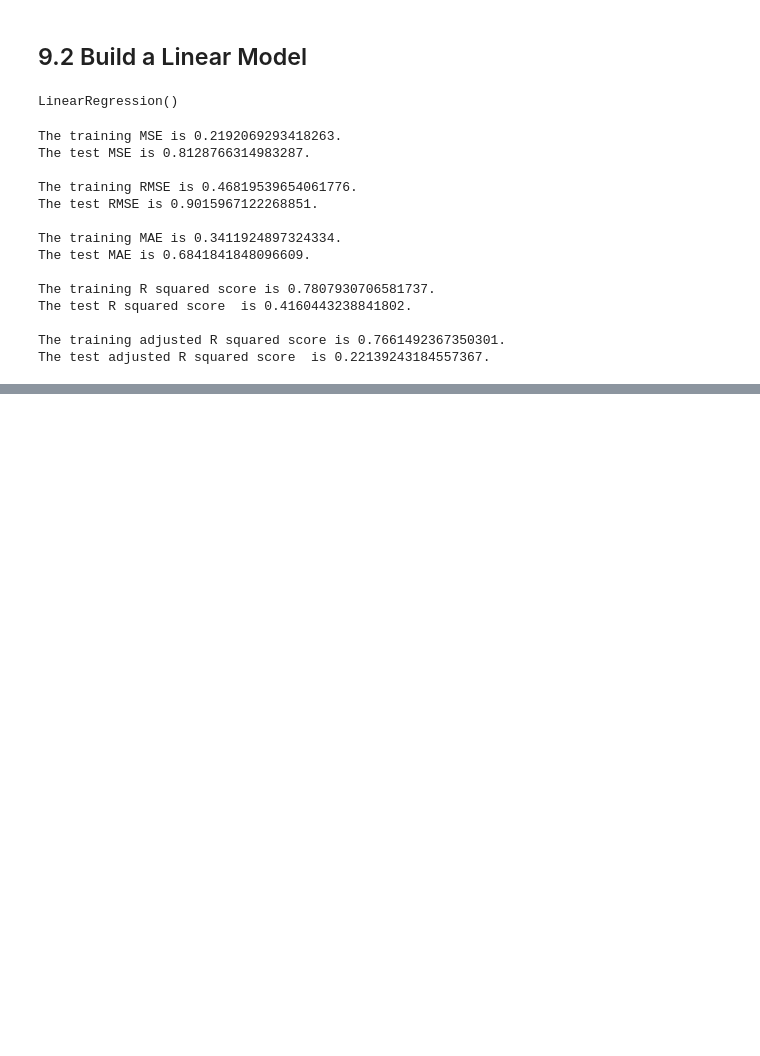
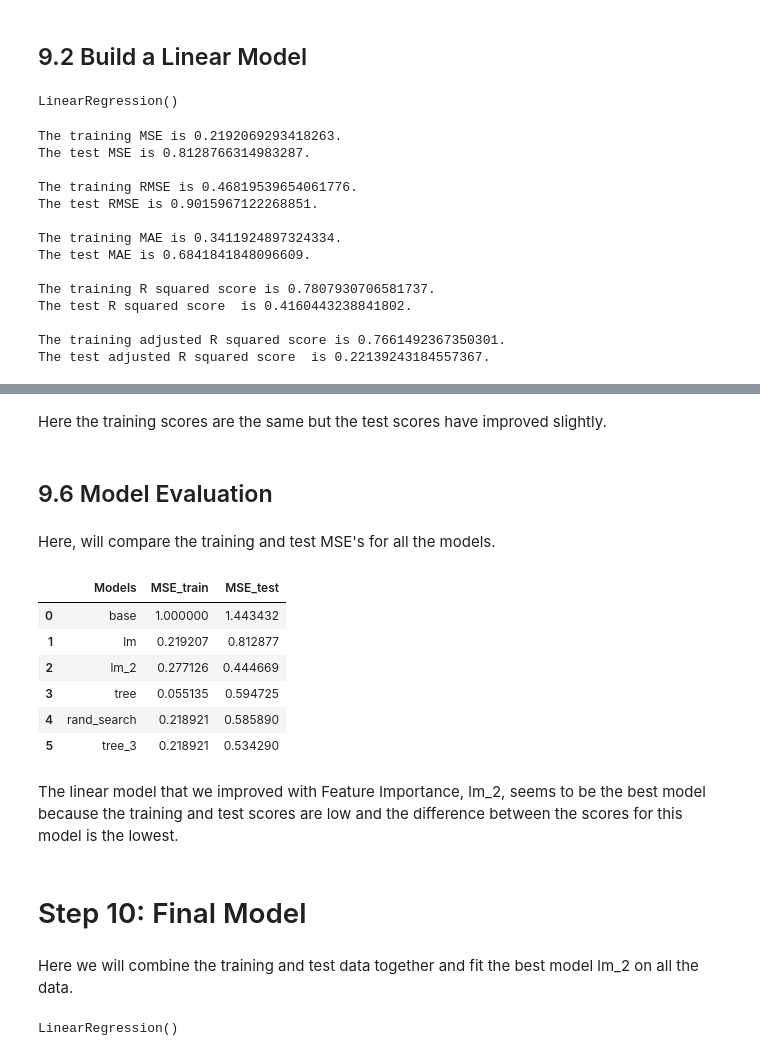
Before and after one commit to ryan-ferns/project_laptop_prices, a Jupyter notebook: laptop_prices_project_part2.ipynb, the cells around one changed output, grey strips where cells are left out. Cells and saved outputs as stored; diff of their text form; code cells hidden in the pictures; blank space fills up the shorter version.

Commit message:
Finished Model Building and Evaluation.

```diff
--- a/laptop_prices_project_part2.ipynb
+++ b/laptop_prices_project_part2.ipynb
@@ -1023,0 +1489,9 @@ The test adjusted R squared score  is 0.22139243184557367.
+# %%
+# Create new training and test sets of features.
+
+X_train_3 = X_train[sig_features_2]
+X_test_3 = X_test[sig_features_2]
+# %%
+# We will fit the model to the data.
+
+tree_3.fit(X_train_3, y_train)
@@ -1023,0 +1500,5 @@ The test adjusted R squared score  is 0.22139243184557367.
+# %%
+# Compute the predictions for the training and test sets.
+
+y_pred_tree_3_train = rand_search.predict(X_train_3)
+y_pred_tree_3_test = rand_search.predict(X_test_3)
@@ -1023,0 +1568,51 @@ The test adjusted R squared score  is 0.22139243184557367.
+# %% [markdown]
+Here the training scores are the same but the test scores have improved slightly.
+# %% [markdown]
+## 9.6 Model Evaluation
+# %% [markdown]
+Here, will compare the training and test MSE's for all the models.
+# %%
+# List of Models
+models = ['base', 'lm', 'lm_2', 'tree', 'rand_search', 'tree_3']
+
+# List of training MSE's
+MSE_train = [
+    MSE_b_train,
+    MSE_lm_train,
+    MSE_lm_2_train,
+    MSE_tree_train,
+    MSE_tree_2_train,
+    MSE_tree_3_train
+]
+
+# List of test MSE's
+MSE_test = [
+    MSE_b_test,
+    MSE_lm_test,
+    MSE_lm_2_test,
+    MSE_tree_test,
+    MSE_tree_2_test,
+    MSE_tree_3_test
+]
+# %%
+# Construct a dataframe comparing the MSE's of the models.
+comp_dict = {'Models': models, 'MSE_train': MSE_train,'MSE_test': MSE_test}
+comp = pd.DataFrame(comp_dict)
+comp
+# %% [output]
+|  | Models | MSE_train | MSE_test |
+| 0 | base | 1.000000 | 1.443432 |
+| 1 | lm | 0.219207 | 0.812877 |
+| 2 | lm_2 | 0.277126 | 0.444669 |
+| 3 | tree | 0.055135 | 0.594725 |
+| 4 | rand_search | 0.218921 | 0.585890 |
+| 5 | tree_3 | 0.218921 | 0.534290 |
+# %% [markdown]
+The linear model that we improved with Feature Importance, lm_2,
+seems to be the best model because the training and test scores are
+low and the difference between the scores for this model is the lowest.
+# %% [markdown]
+# Step 10: Final Model
+# %% [markdown]
+Here we will combine the training and test data together
+and fit the best model lm_2 on all the data.
@@ -1023,0 +1624,5 @@ The test adjusted R squared score  is 0.22139243184557367.
+# %%
+# Fit the model to the data.
+lm_2.fit(X_train_2, y_train)
+# %% [output]
+LinearRegression()
```
Also changed, not shown: parts of 49 cells of this notebook.
